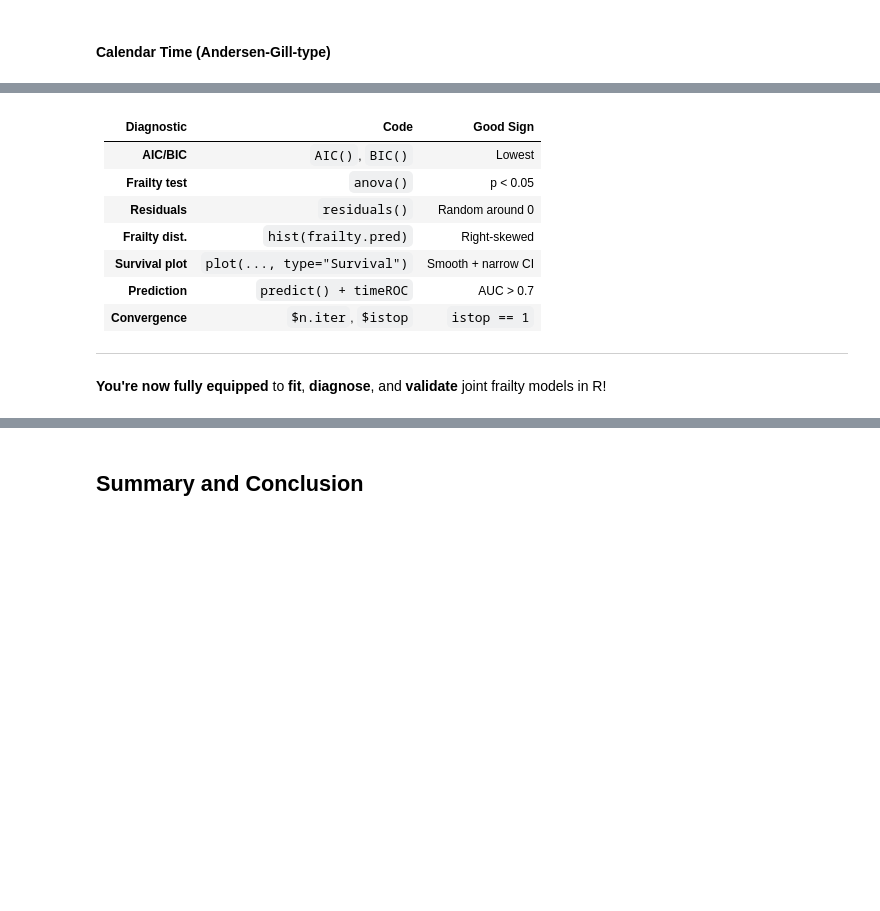
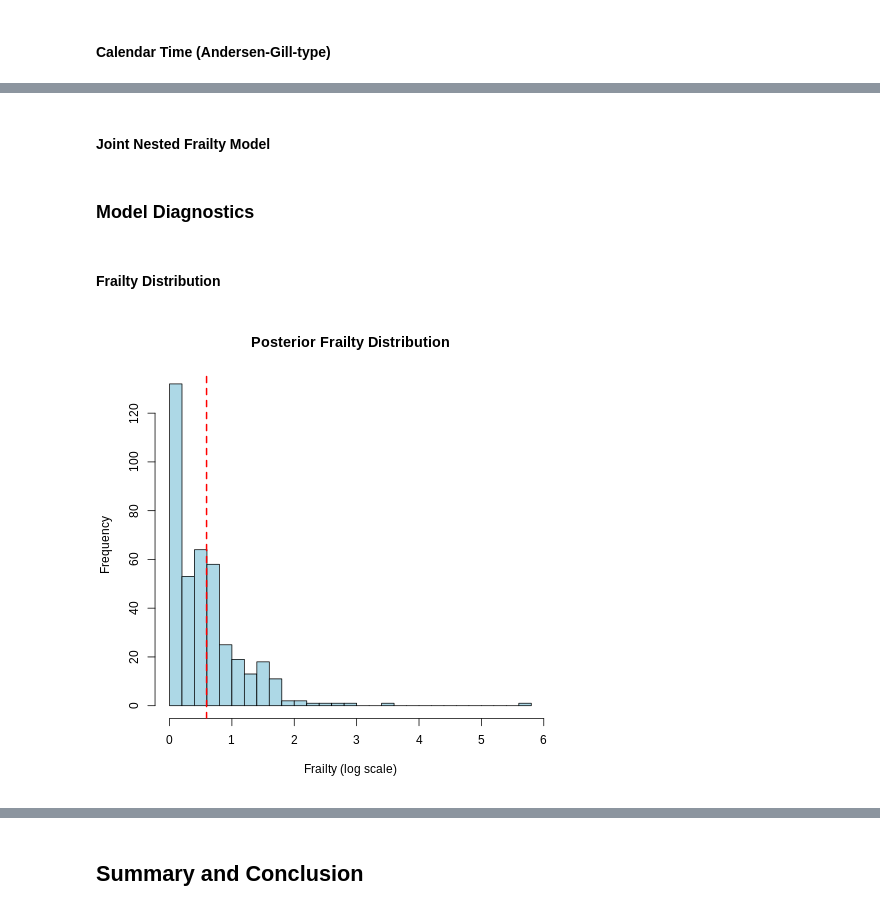
Before and after one commit to zia207/Survival_Analysis_R, a Jupyter notebook: Colab_Notebook/02_07_06_06_survival_analysis_joint_frailty_modeling_r.ipynb, the cells around one changed output, grey strips where cells are left out. Saved outputs shown, nothing was run; the diff lists cells and outputs as text; code cells hidden in the pictures; blank space fills up the shorter version.

```diff
--- a/Colab_Notebook/02_07_06_06_survival_analysis_joint_frailty_modeling_r.ipynb
+++ b/Colab_Notebook/02_07_06_06_survival_analysis_joint_frailty_modeling_r.ipynb
@@ -455,15 +384,2 @@ c(AIC(fit_k1), AIC(fit_gen_gap), AIC(fit_k2))
-# %% [markdown]
-
-| Diagnostic | Code | Good Sign |
-|----------|------|----------|
-| **AIC/BIC** | `AIC()`, `BIC()` | Lowest |
-| **Frailty test** | `anova()` | p < 0.05 |
-| **Residuals** | `residuals()` | Random around 0 |
-| **Frailty dist.** | `hist(frailty.pred)` | Right-skewed |
-| **Survival plot** | `plot(..., type="Survival")` | Smooth + narrow CI |
-| **Prediction** | `predict() + timeROC` | AUC > 0.7 |
-| **Convergence** | `$n.iter`, `$istop` | `istop == 1` |
-
----
-
-**You're now fully equipped** to **fit**, **diagnose**, and **validate** joint frailty models in R!
+# %% [markdown]
+#### Joint Nested Frailty Model
@@ -469,0 +401,15 @@ c(AIC(fit_k1), AIC(fit_gen_gap), AIC(fit_k2))
+# %% [markdown]
+### Model Diagnostics
+# %% [markdown]
+#### Frailty Distribution
+# %%
+%%R
+# Empirical Bayes frailty estimates
+frailty_eb <- fit_gen_gap$frailty.pred
+
+# Histogram
+hist(frailty_eb, main = "Posterior Frailty Distribution", xlab = "Frailty (log scale)",
+     breaks = 30, col = "lightblue", border = "black")
+abline(v = mean(frailty_eb), col = "red", lwd = 2, lty = 2)
+# %% [output]
+[figure, added]
```
Also changed, not shown: parts of 79 cells of this notebook.
